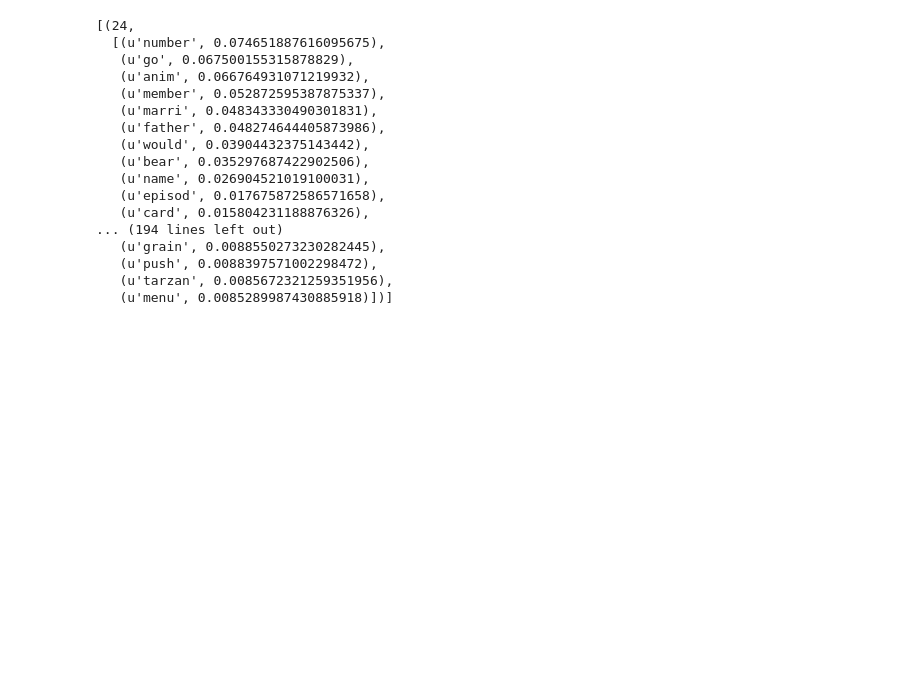
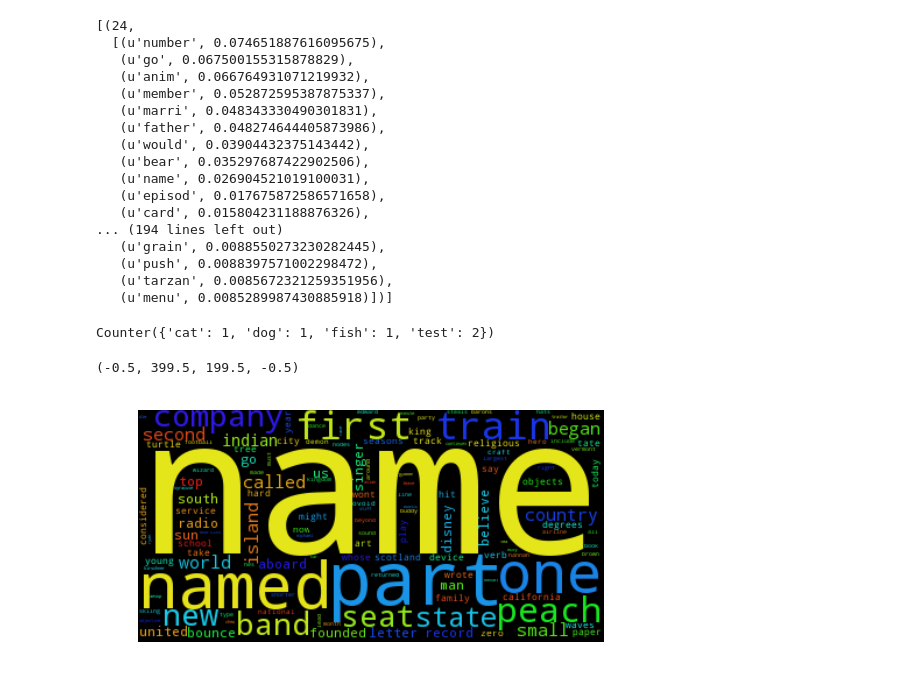
Before and after one commit to nfranchetti/Jeopardy, a Jupyter notebook: part3/clustering_first_steps.ipynb, the cells around one changed output. Saved outputs shown, nothing was run; the diff lists cells and outputs as text; code cells hidden in the pictures; blank space fills up the shorter version.

Commit message:
Word clouds

```diff
--- a/part3/clustering_first_steps.ipynb
+++ b/part3/clustering_first_steps.ipynb
@@ -715,3 +727,9 @@ topics_matrix
    (u'push', 0.0088397571002298472),
    (u'tarzan', 0.0085672321259351956),
    (u'menu', 0.0085289987430885918)])]
+# %%
+from collections import Counter
+
+Counter(['test', 'test', 'fish', 'dog', 'cat'])
+# %% [output]
+Counter({'cat': 1, 'dog': 1, 'fish': 1, 'test': 2})
@@ -717,0 +738,21 @@ topics_matrix
+# %%
+from wordcloud import WordCloud
+
+wordcloud = WordCloud().generate(text)
+
+# Display the generated image:
+# the matplotlib way:
+import matplotlib.pyplot as plt
+%matplotlib inline
+plt.imshow(wordcloud)
+plt.axis("off")
+
+# # lower max_font_size
+# wordcloud = WordCloud(max_font_size=40).generate(text)
+# plt.figure()
+# plt.imshow(wordcloud)
+# plt.axis("off")
+# plt.show()
+# %% [output]
+(-0.5, 399.5, 199.5, -0.5)
+[figure, added]
```
Also changed, not shown: parts of 19 cells of this notebook.
